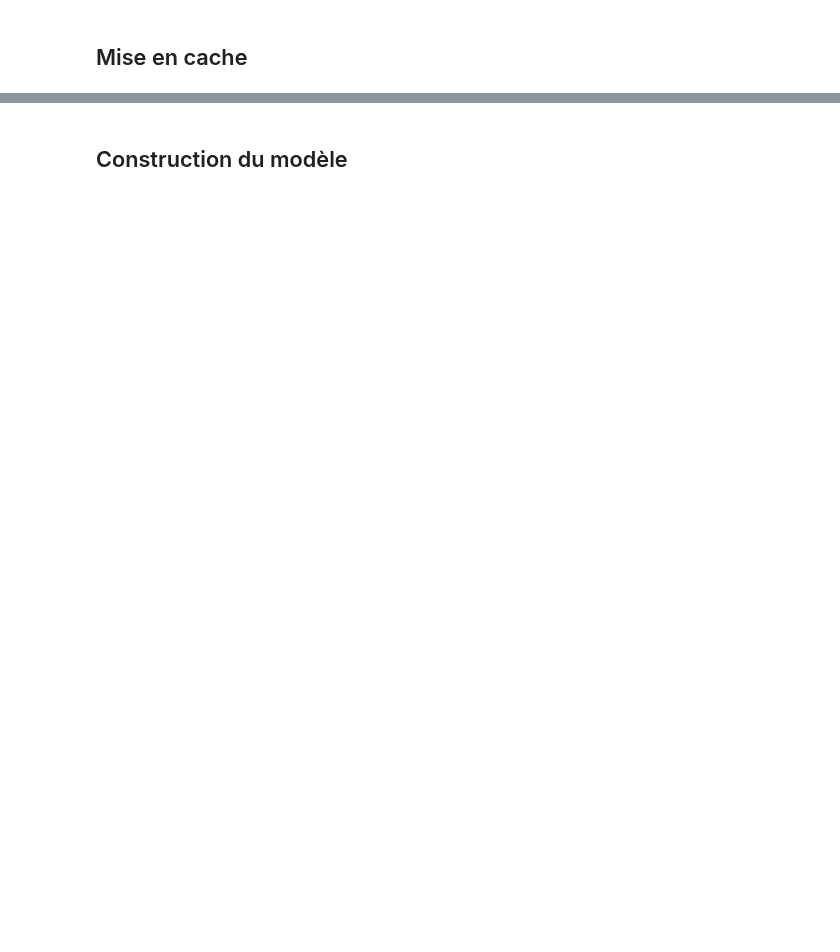
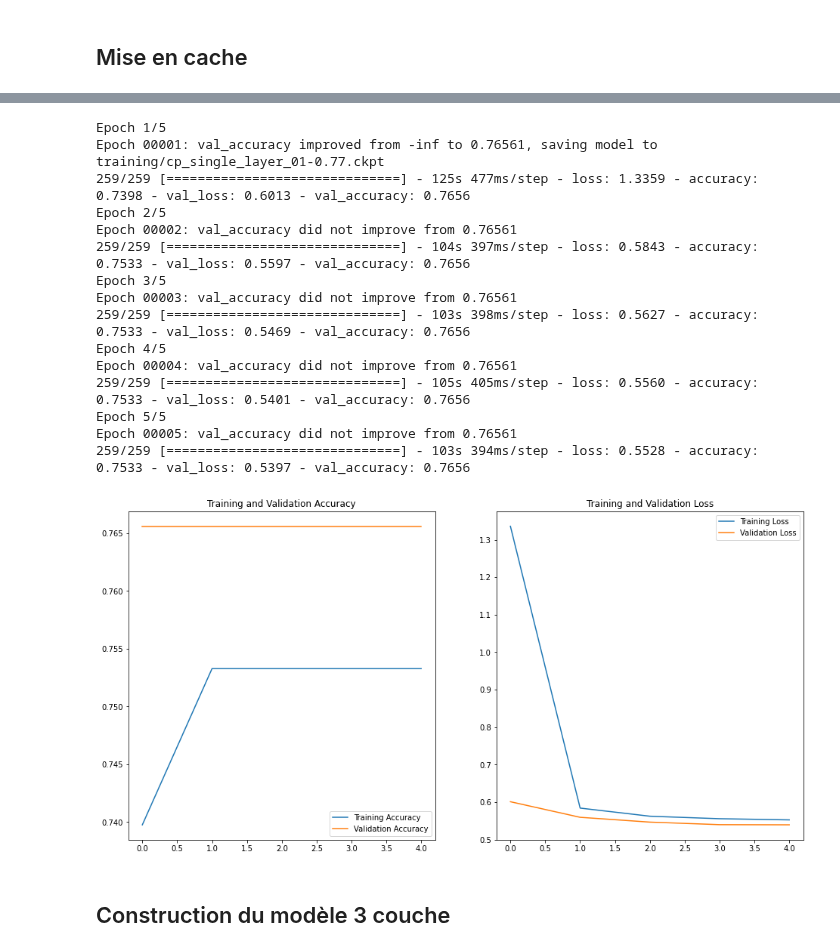
Before and after one commit to Bnder1/Projet-DataScienceA5, a Jupyter notebook: Livrable 1/phase1_FZR.ipynb, the cells around one changed output, grey strips where cells are left out. Saved outputs shown, nothing was run; the diff lists cells and outputs as text; code cells hidden in the pictures; blank space fills up the shorter version.

```diff
--- a/Livrable 1/phase1_FZR.ipynb
+++ b/Livrable 1/phase1_FZR.ipynb
@@ -118,7 +124,7 @@ Par la suite nous avons aussi décider d'afficher différentes images de chaque
 # %% [markdown]
 ## Mise en cache
 # %%
-AUTOTUNE = tf.data.experimental.AUTOTUNE
+# AUTOTUNE = tf.data.experimental.AUTOTUNE
 
-train_set = train_set.cache().shuffle(1000).prefetch(buffer_size=AUTOTUNE)
-validation_set = validation_set.cache().prefetch(buffer_size=AUTOTUNE)
+# train_set = train_set.cache().shuffle(1000).prefetch(buffer_size=AUTOTUNE)
+# validation_set = validation_set.cache().prefetch(buffer_size=AUTOTUNE)
@@ -135,5 +211,68 @@ def removeBlackAndWhite():
+# %%
+# Prepare for model checkpoints
+checkpoint_path = "training/cp_single_layer_{epoch:02d}-{val_accuracy:.2f}.ckpt"
+checkpoint_dir = os.path.dirname(checkpoint_path)
+
+cp_callback = tf.keras.callbacks.ModelCheckpoint(filepath=checkpoint_path,
+                                                 monitor='val_accuracy',
+                                                 save_best_only=True,
+                                                 save_weights_only=True,
+                                                 verbose=1,
+                                                 mode='max')
+# %%
+# Entrainement du modèle
+epochs=5
+history = model_single_layer.fit(
+  train_set,
+  validation_data=validation_set,
+  epochs=epochs,
+  callbacks=[cp_callback]
+)
+
+# Save the model
+save_path = "checkpoints/"+datetime.datetime.now().strftime("%d-%m-%Y_%H-%M-%S")+"-"+str(history.history['val_accuracy'][-1])+".ckpt"
+model_single_layer.save_weights(save_path)
+
+acc = history.history['accuracy']
+val_acc = history.history['val_accuracy']
+
+loss = history.history['loss']
+val_loss = history.history['val_loss']
+
+epochs_range = range(epochs)
+
+plt.figure(figsize=(16, 8))
+plt.subplot(1, 2, 1)
+plt.plot(epochs_range, acc, label='Training Accuracy')
+plt.plot(epochs_range, val_acc, label='Validation Accuracy')
+plt.legend(loc='lower right')
+plt.title('Training and Validation Accuracy')
+
+plt.subplot(1, 2, 2)
+plt.plot(epochs_range, loss, label='Training Loss')
+plt.plot(epochs_range, val_loss, label='Validation Loss')
+plt.legend(loc='upper right')
+plt.title('Training and Validation Loss')
+plt.show()
+# %% [output]
+Epoch 1/5
+Epoch 00001: val_accuracy improved from -inf to 0.76561, saving model to training/cp_single_layer_01-0.77.ckpt
+259/259 [==============================] - 125s 477ms/step - loss: 1.3359 - accuracy: 0.7398 - val_loss: 0.6013 - val_accuracy: 0.7656
+Epoch 2/5
+Epoch 00002: val_accuracy did not improve from 0.76561
+259/259 [==============================] - 104s 397ms/step - loss: 0.5843 - accuracy: 0.7533 - val_loss: 0.5597 - val_accuracy: 0.7656
+Epoch 3/5
+Epoch 00003: val_accuracy did not improve from 0.76561
+259/259 [==============================] - 103s 398ms/step - loss: 0.5627 - accuracy: 0.7533 - val_loss: 0.5469 - val_accuracy: 0.7656
+Epoch 4/5
+Epoch 00004: val_accuracy did not improve from 0.76561
+259/259 [==============================] - 105s 405ms/step - loss: 0.5560 - accuracy: 0.7533 - val_loss: 0.5401 - val_accuracy: 0.7656
+Epoch 5/5
+Epoch 00005: val_accuracy did not improve from 0.76561
+259/259 [==============================] - 103s 394ms/step - loss: 0.5528 - accuracy: 0.7533 - val_loss: 0.5397 - val_accuracy: 0.7656
+[figure, added]
 # %% [markdown]
-## Construction du modèle
+## Construction du modèle 3 couche
 # %%
 num_classes = len(class_names)
 data_augmentation = keras.Sequential(
```
Also changed, not shown: parts of 28 cells of this notebook.
